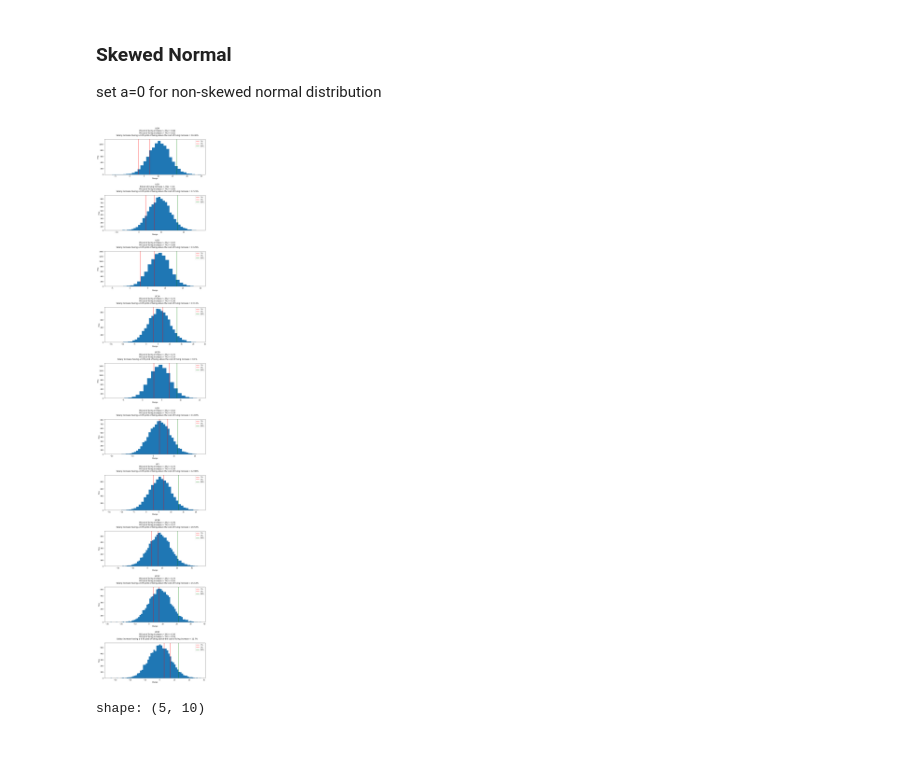
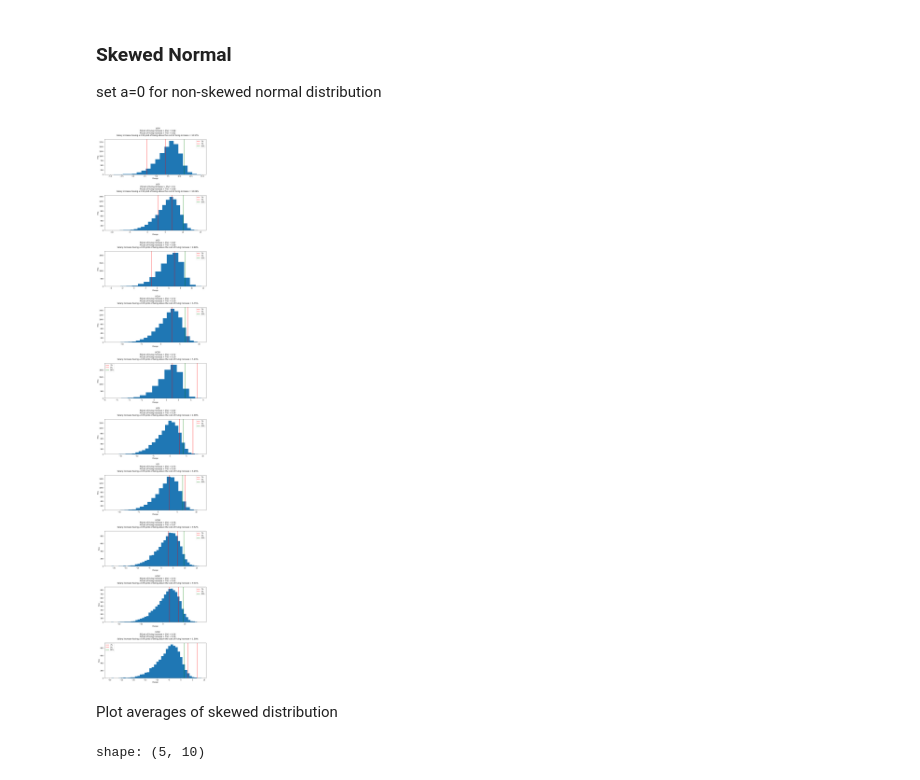
Before and after one commit to NeotenicPrimate/UawAnalysis, a Jupyter notebook: mcsim/rent_distribution.ipynb, the cells around one changed output. Saved outputs shown, nothing was run; the diff lists cells and outputs as text; code cells hidden in the pictures; blank space fills up the shorter version.

```diff
--- a/mcsim/rent_distribution.ipynb
+++ b/mcsim/rent_distribution.ipynb
@@ -3,11 +3,20 @@ import polars as pl
 from scipy.stats import norm, skewnorm
 import matplotlib.pyplot as plt
 import numpy as np
+# %%
+df_2bdr = pl.read_csv('rent_data.csv')
+df_avg_cost_change = pl.concat([
+    df_2bdr.select(pl.all().exclude('Year').mean().round(2)),
+    df_2bdr.select(pl.all().exclude('Year').std().round(2)),
+    df_2bdr.select((pl.all().exclude('Year').pct_change() * 100).mean().round(2)),
+    df_2bdr.select((pl.all().exclude('Year').pct_change() * 100).std().round(2)),
+], rechunk=True)
 # %% [markdown]
 ### Skewed Normal
 set a=0 for non-skewed normal distribution
 # %%
 p = 0.95
+a = -3
 n = len(df_avg_cost_change.columns)
 fig, axs = plt.subplots(n, 1, tight_layout=True)
 fig.set_size_inches(10, n*5)
@@ -15,40 +24,41 @@ axs = axs.flatten()
 
 for i, col in enumerate(df_avg_cost_change.columns):
 
-    a = 0
     loc = df_avg_cost_change[col][2]
     scale = df_avg_cost_change[col][3]
 
     sample = skewnorm.rvs(
         a=a,
         loc=loc,
         scale=scale,
         size=10_000,
         random_state=42
     )
 
     ppf = np.round(skewnorm.ppf(p, a=a, loc=loc, scale=scale), 2)
 
     axs[i].hist(sample, bins=np.arange(min(sample)-1, max(sample)+1, 1))
     axs[i].axvline(x=7, color='r', label='7%')
     axs[i].axvline(x=3, color='r', label='3%')
     axs[i].axvline(x=ppf, color='g', label='95%')
 
     axs[i].set_xlabel('Change')
     axs[i].set_ylabel('Freq')
     axs[i].set_title(f'''
         {col}
         P(Cost of living increase > 3%) = {np.round(norm.sf(3, loc, scale), 2)}
         P(Cost of living increase > 7%) = {np.round(norm.sf(7, loc, scale), 2)}
         Salary increase having a {p} prob of being above the cost of living increase = {ppf}%
     ''')
 
     axs[i].legend()
 
 
 fig.show()
 # %% [output]
-[figure, old version]
+[figure, new version]
+# %% [markdown]
+Plot averages of skewed distribution
 # %%
 rents = df_2bdr.select(pl.all().exclude('Year'))
 # for i, col in enumerate(rents.columns):
```
Also changed, not shown: parts of 1 cell of this notebook, 4 other files.
